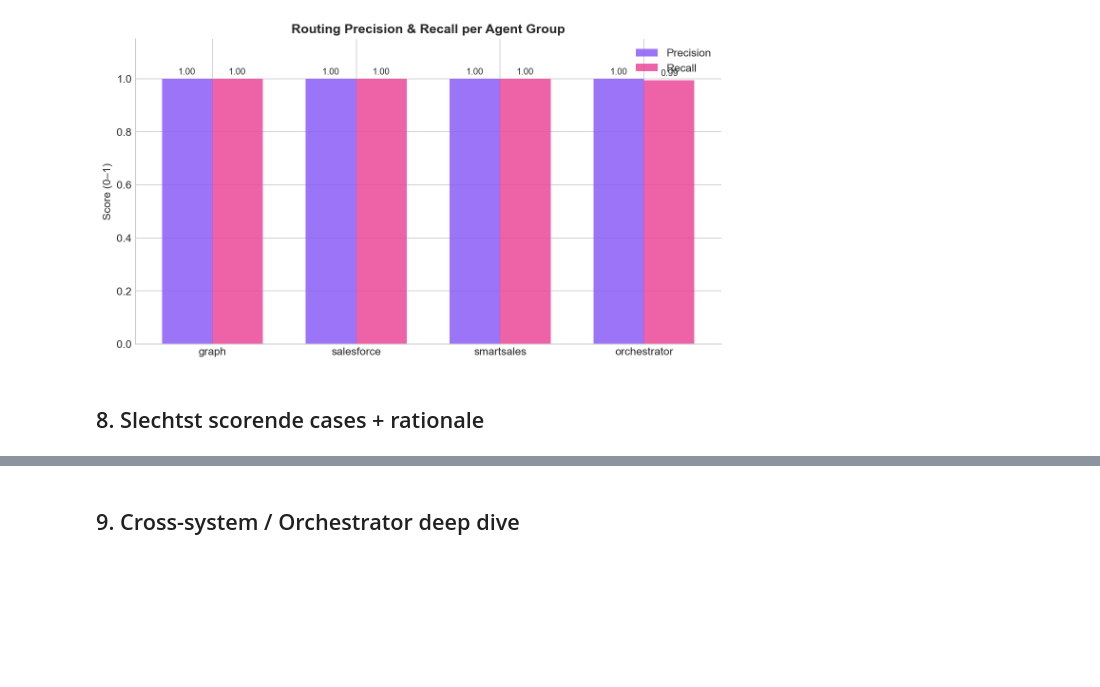
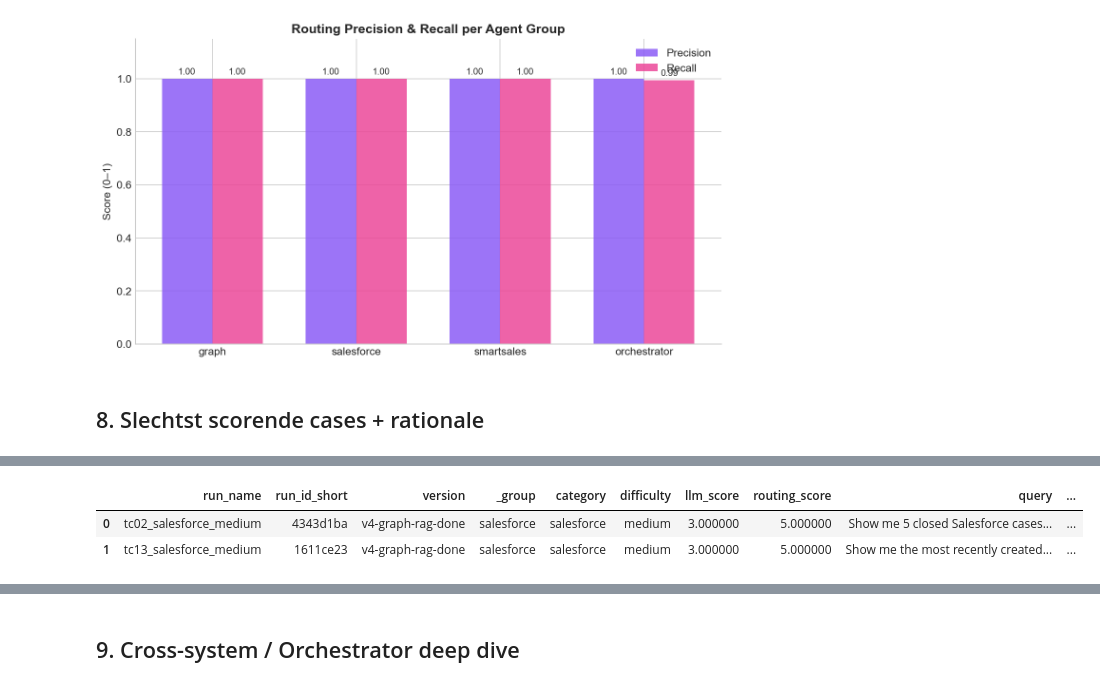
Before and after one commit to arnealb/graphxmaf, a Jupyter notebook: eval/eval_plots (1).ipynb, the cells around one changed output, grey strips where cells are left out. Cells and saved outputs as stored; diff of their text form; code cells hidden in the pictures; blank space fills up the shorter version.

```diff
--- a/eval/eval_plots (1).ipynb
+++ b/eval/eval_plots (1).ipynb
@@ -527,0 +468,88 @@ Lage-score cases (llm_score <= 2)
+# %%
+LOW_THRESHOLD = 3       # pas aan om meer/minder cases te zien
+VERSION       = "v4-graph-rag-done"
+
+# Categoriefilter — zelfde labels als in de samenvattingstabel (cel 1).
+# Mogelijke waarden: 'graph', 'salesforce', 'smartsales', 'orchestrator',
+#                    'entity-centric1', 'entity-centric2', 'implicit-cross-system', 'onedrive-rag', …
+# Laat leeg ([]) voor alle categorieën.
+FILTER_CATEGORIES = ['salesforce']
+
+_client = mlflow.MlflowClient()
+
+# _group: zelfde logica als cel 1 — 'unknown' toont echte categorienaam
+_vdf_all = df[df['version'] == VERSION].copy()
+_vdf_all['_group'] = _vdf_all.apply(
+    lambda r: r['agent_group'] if r['agent_group'] != 'unknown' else r['category'], axis=1
+)
+
+if _vdf_all.empty:
+    print(f"⚠️  Versie '{VERSION}' niet gevonden. Beschikbare versies:")
+    print(" ", sorted(df['version'].dropna().unique()))
+else:
+    _grp_counts = _vdf_all['_group'].value_counts()
+    _score_low  = _vdf_all[_vdf_all['llm_score'] <= LOW_THRESHOLD]['_group'].value_counts()
+    print(f"Versie: {VERSION}  ({len(_vdf_all)} runs)")
+    print(f"{'_group':<24} {'totaal':>7}  {'score<={}'.format(LOW_THRESHOLD):>10}")
+    print("─" * 46)
+    for grp in _grp_counts.index:
+        print(f"  {grp:<22} {_grp_counts[grp]:>7}  {_score_low.get(grp, 0):>10}")
+    print()
+
+def _load_response(run_id: str, max_chars: int = 500) -> str:
+    try:
+        for art in _client.list_artifacts(run_id):
+            if art.path.endswith("_response.txt"):
+                local = _client.download_artifacts(run_id, art.path)
+                with open(local, encoding="utf-8") as f:
+                    text = f.read().strip()
+                return text[:max_chars] + ("…" if len(text) > max_chars else "")
+    except Exception as e:
+        return f"[error: {e}]"
+    return "[geen response artifact]"
+
+# Filter op _group (dekt zowel agent_group als category)
+_base = _vdf_all[_vdf_all['llm_score'] <= LOW_THRESHOLD]
+if FILTER_CATEGORIES:
+    _base = _base[_base['_group'].isin(FILTER_CATEGORIES)]
+
+low = (
+    _base
+    .sort_values(['_group', 'llm_score', 'difficulty'])
+    .assign(run_id_short=lambda d: d['run_id'].str[:8])
+    .reset_index(drop=True)
+)
+
+low['response'] = low['run_id'].apply(_load_response)
+
+low = low[['run_name', 'run_id_short', 'version', '_group', 'category', 'difficulty',
+           'llm_score', 'routing_score', 'query', 'response', 'llm_rationale']]
+
+_cat_label = f" | categorie: {', '.join(FILTER_CATEGORIES)}" if FILTER_CATEGORIES else ""
+print(f'Cases met llm_score <= {LOW_THRESHOLD}{_cat_label}: {len(low)} / {len(_vdf_all)} (versie {VERSION})')
+
+pd.set_option('display.max_colwidth', 300)
+pd.set_option('display.max_rows', 60)
+
+if low.empty:
+    print("Geen cases gevonden — pas VERSION, LOW_THRESHOLD of FILTER_CATEGORIES aan.")
+else:
+    display(
+        low.style
+        .map(
+            lambda v: 'background-color:#fee2e2' if v == 1 else
+                      ('background-color:#fef9c3' if v == 2 else ''),
+            subset=['llm_score', 'routing_score'],
+        )
+        .set_properties(**{'text-align': 'left', 'white-space': 'pre-wrap'})
+        .set_caption(f'Lage-score cases (llm_score <= {LOW_THRESHOLD}){_cat_label}')
+    )
+
+# ── Volledige run_ids ─────────────────────────────────────────────────────────
+if not low.empty:
+    print('\n── Run IDs ──')
+    _ids = _base.sort_values(['_group', 'llm_score'])[['run_name', 'run_id']].reset_index(drop=True)
+    for _, row in _ids.iterrows():
+        name = row.get('run_name') or '?'
+        print(f"  {name:<35}  {row['run_id']}")
+# %% [output]
@@ -527,0 +569,3 @@ Lage-score cases (llm_score <= 2)
+|  | run_name | run_id_short | version | _group | category | difficulty | llm_score | routing_score | query | ... |
+| 0 | tc02_salesforce_medium | 4343d1ba | v4-graph-rag-done | salesforce | salesforce | medium | 3.000000 | 5.000000 | Show me 5 closed Salesforce cases... | ... |
+| 1 | tc13_salesforce_medium | 1611ce23 | v4-graph-rag-done | salesforce | salesforce | medium | 3.000000 | 5.000000 | Show me the most recently created... | ... |
```
Also changed, not shown: parts of 7 cells of this notebook, 50 other files.
